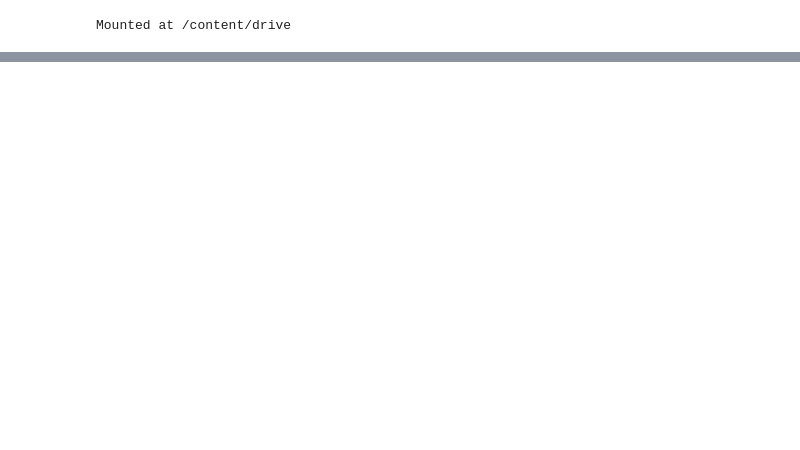
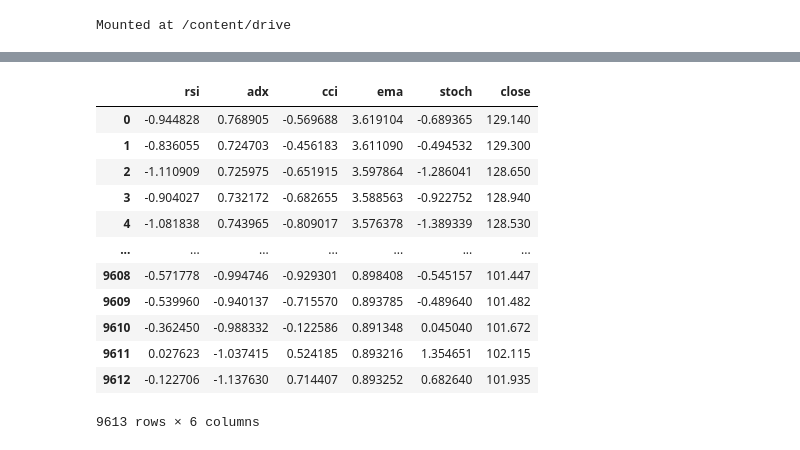
Before and after one commit to pyagoubi/Stuff, a Jupyter notebook: Untitled13.ipynb, the cells around one changed output, grey strips where cells are left out. Cells and saved outputs as stored; diff of their text form; code cells hidden in the pictures; blank space fills up the shorter version.

```diff
--- a/Untitled13.ipynb
+++ b/Untitled13.ipynb
@@ -63,3 +69,19 @@ tech_daily_scaled = pd.DataFrame(scaler.fit_transform(tech_daily), columns = fea
+# %%
+tech_daily_scaled
+# %% [output]
+|  | rsi | adx | cci | ema | stoch | close |
+| 0 | -0.944828 | 0.768905 | -0.569688 | 3.619104 | -0.689365 | 129.140 |
+| 1 | -0.836055 | 0.724703 | -0.456183 | 3.611090 | -0.494532 | 129.300 |
+| 2 | -1.110909 | 0.725975 | -0.651915 | 3.597864 | -1.286041 | 128.650 |
+| 3 | -0.904027 | 0.732172 | -0.682655 | 3.588563 | -0.922752 | 128.940 |
+| 4 | -1.081838 | 0.743965 | -0.809017 | 3.576378 | -1.389339 | 128.530 |
+| ... | ... | ... | ... | ... | ... | ... |
+| 9608 | -0.571778 | -0.994746 | -0.929301 | 0.898408 | -0.545157 | 101.447 |
+| 9609 | -0.539960 | -0.940137 | -0.715570 | 0.893785 | -0.489640 | 101.482 |
+| 9610 | -0.362450 | -0.988332 | -0.122586 | 0.891348 | 0.045040 | 101.672 |
+| 9611 | 0.027623 | -1.037415 | 0.524185 | 0.893216 | 1.354651 | 102.115 |
+| 9612 | -0.122706 | -1.137630 | 0.714407 | 0.893252 | 0.682640 | 101.935 |
+9613 rows × 6 columns
 # %%
 split_fraction = 0.8
 split_row = int(tech_daily.shape[0] * split_fraction)
```
Also changed, not shown: parts of 17 cells of this notebook.
